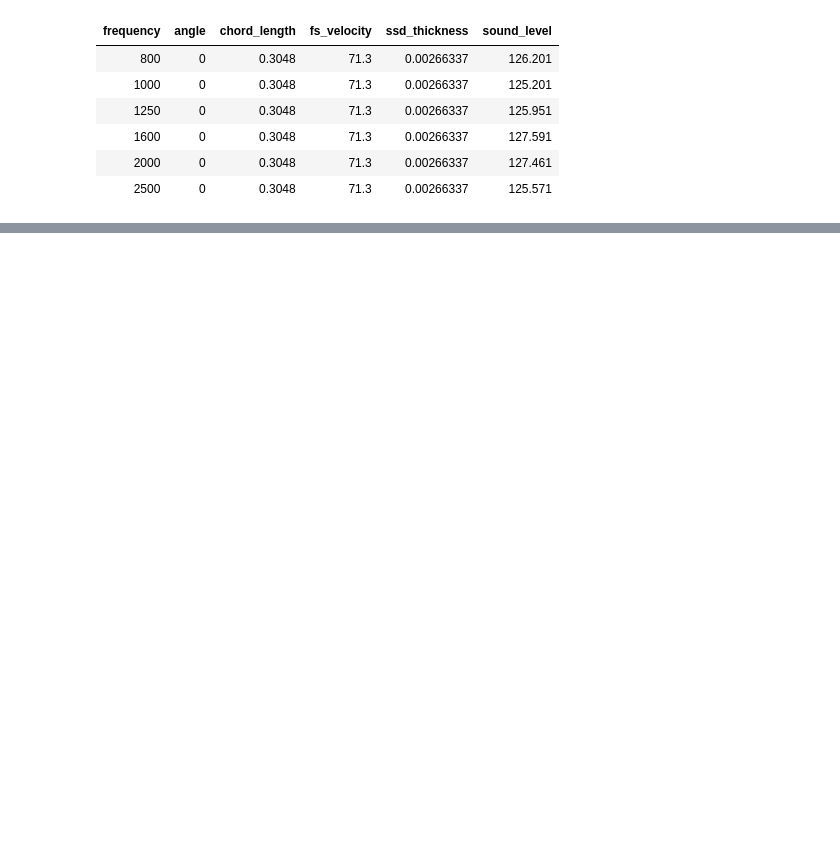
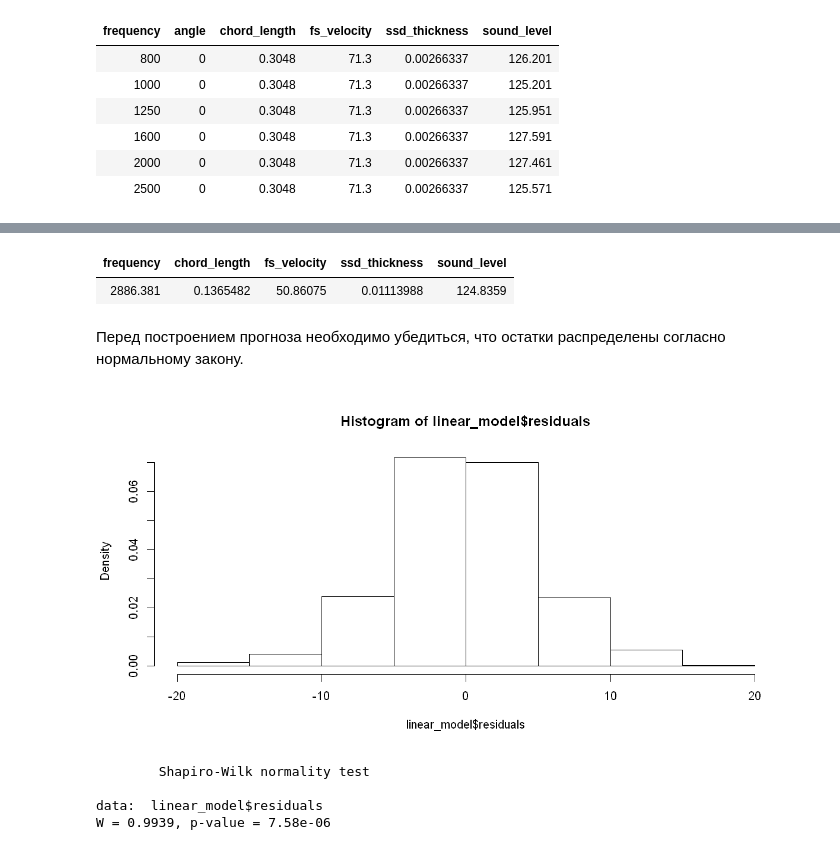
Before and after one commit to bakuteyev/R, a Jupyter notebook: pmpu-R-exam.ipynb, the cells around one changed output, grey strips where cells are left out. Cells and saved outputs as stored; diff of their text form; code cells hidden in the pictures; blank space fills up the shorter version.

```diff
--- a/pmpu-R-exam.ipynb
+++ b/pmpu-R-exam.ipynb
@@ -20,3 +49,9 @@ head(df)
+# %%
+df <- df[,c('frequency',
+            'chord_length',
+            'fs_velocity',
+            'ssd_thickness',
+            'sound_level')]
 # %%
-fit <- lm(sound_level ~ frequency + angle + chord_length + fs_velocity + ssd_thickness, data=df)
+linear_model <- lm(sound_level ~ frequency + chord_length + fs_velocity + ssd_thickness, data=df)
 # %%
@@ -41,0 +88,20 @@ F-statistic: 318.8 on 5 and 1497 DF,  p-value: < 2.2e-16
+# %%
+newdf <- as.data.frame.list(colMeans(df))
+newdf
+# %% [output]
+| frequency | chord_length | fs_velocity | ssd_thickness | sound_level |
+| 2886.381 | 0.1365482 | 50.86075 | 0.01113988 | 124.8359 |
+# %% [markdown]
+Перед построением прогноза необходимо убедиться, что остатки распределены согласно нормальному закону.
+# %%
+options(repr.plot.width = 10, repr.plot.height = 5)
+hist(linear_model$residuals, probability = T)
+# %% [output]
+[figure, added]
+# %%
+shapiro.test(linear_model$residuals)
+# %% [output]
+        Shapiro-Wilk normality test
+
+data:  linear_model$residuals
+W = 0.9939, p-value = 7.58e-06
```
Also changed, not shown: parts of 26 cells of this notebook.
